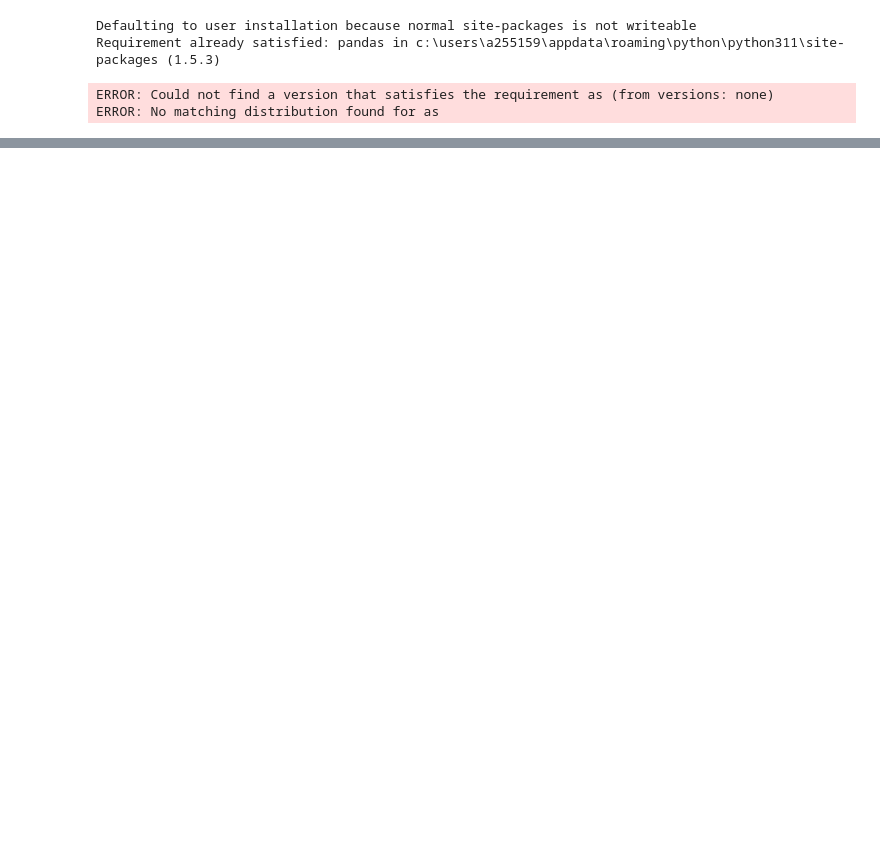
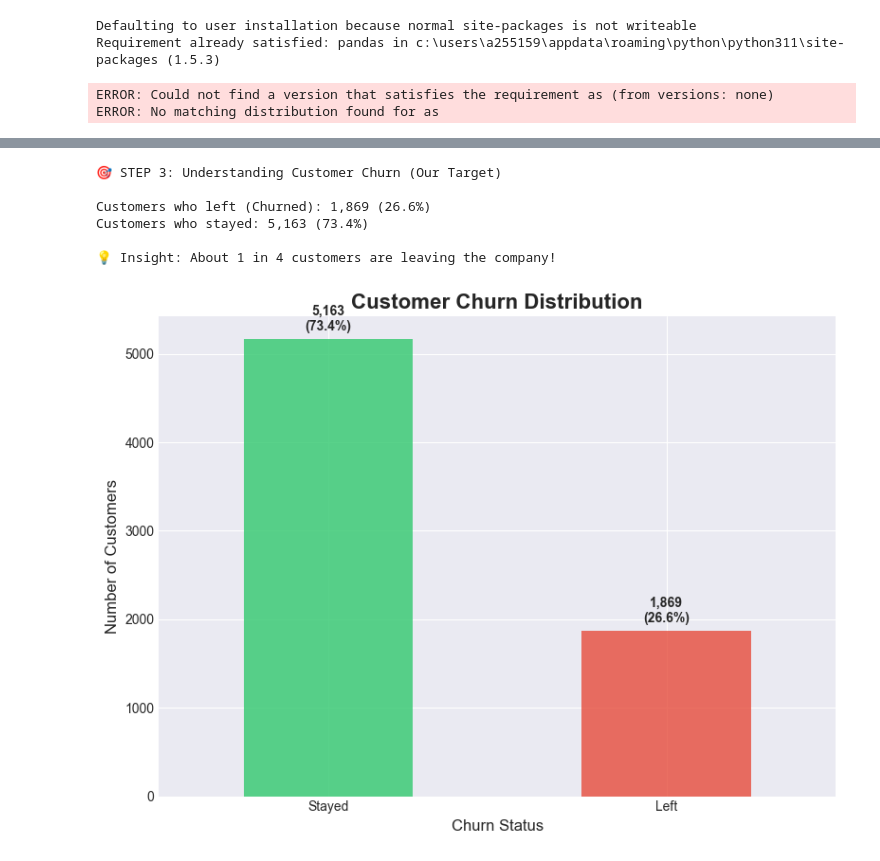
Before and after one commit to BukolaOdunayo/Churn-Prediction, a Jupyter notebook: Churn prediction.ipynb, the cells around one changed output, grey strips where cells are left out. Saved outputs shown, nothing was run; the diff lists cells and outputs as text; code cells hidden in the pictures; blank space fills up the shorter version.

```diff
--- a/Churn prediction.ipynb
+++ b/Churn prediction.ipynb
@@ -11,0 +103,2 @@ ValueError: numpy.dtype size changed, may indicate binary incompatibility. Expec
+# %%
+df = pd.read_excel("Churn sample data.xlsx")
@@ -11,0 +113,16 @@ ValueError: numpy.dtype size changed, may indicate binary incompatibility. Expec
+# %%
+
+# ============================================================================
+# STEP 2: DATA QUALITY CHECK
+# ============================================================================
+print("\n\n🔍 STEP 2: Data Quality Check\n")
+
+print("Missing Values:")
+missing = df.isnull().sum()
+if missing.sum() > 0:
+    print(missing[missing > 0])
+    print(f"\n⚠️ TotalCharges has {missing['TotalCharges']} missing values")
+    print("Solution: We'll remove these rows (they represent customers with 0 tenure)")
+    df = df.dropna()
+else:
+    print("✓ No missing values found")
@@ -11,0 +138,32 @@ ValueError: numpy.dtype size changed, may indicate binary incompatibility. Expec
+# %%
+# ============================================================================
+# STEP 3: TARGET VARIABLE ANALYSIS
+# ============================================================================
+print("\n\n🎯 STEP 3: Understanding Customer Churn (Our Target)\n")
+
+churn_counts = df['Churn'].value_counts()
+churn_rate = (churn_counts['Yes'] / len(df)) * 100
+
+print(f"Customers who left (Churned): {churn_counts['Yes']:,} ({churn_rate:.1f}%)")
+print(f"Customers who stayed: {churn_counts['No']:,} ({100-churn_rate:.1f}%)")
+print(f"\n💡 Insight: About 1 in 4 customers are leaving the company!")
+
+# Visualization
+fig, ax = plt.subplots(1, 1, figsize=(8, 6))
+colors = ["#31c96e", '#e74c3c']
+churn_counts.plot(kind='bar', ax=ax, color=colors, alpha=0.8)
+ax.set_title('Customer Churn Distribution', fontsize=16, fontweight='bold')
+ax.set_xlabel('Churn Status', fontsize=12)
+ax.set_ylabel('Number of Customers', fontsize=12)
+ax.set_xticklabels(['Stayed', 'Left'], rotation=0)
+for i, v in enumerate(churn_counts):
+    ax.text(i, v + 100, f'{v:,}\n({v/len(df)*100:.1f}%)', ha='center', fontweight='bold')
+plt.tight_layout()
+# %% [output]
+🎯 STEP 3: Understanding Customer Churn (Our Target)
+
+Customers who left (Churned): 1,869 (26.6%)
+Customers who stayed: 5,163 (73.4%)
+
+💡 Insight: About 1 in 4 customers are leaving the company!
+[figure, added]
```
Also changed, not shown: parts of 21 cells of this notebook.
